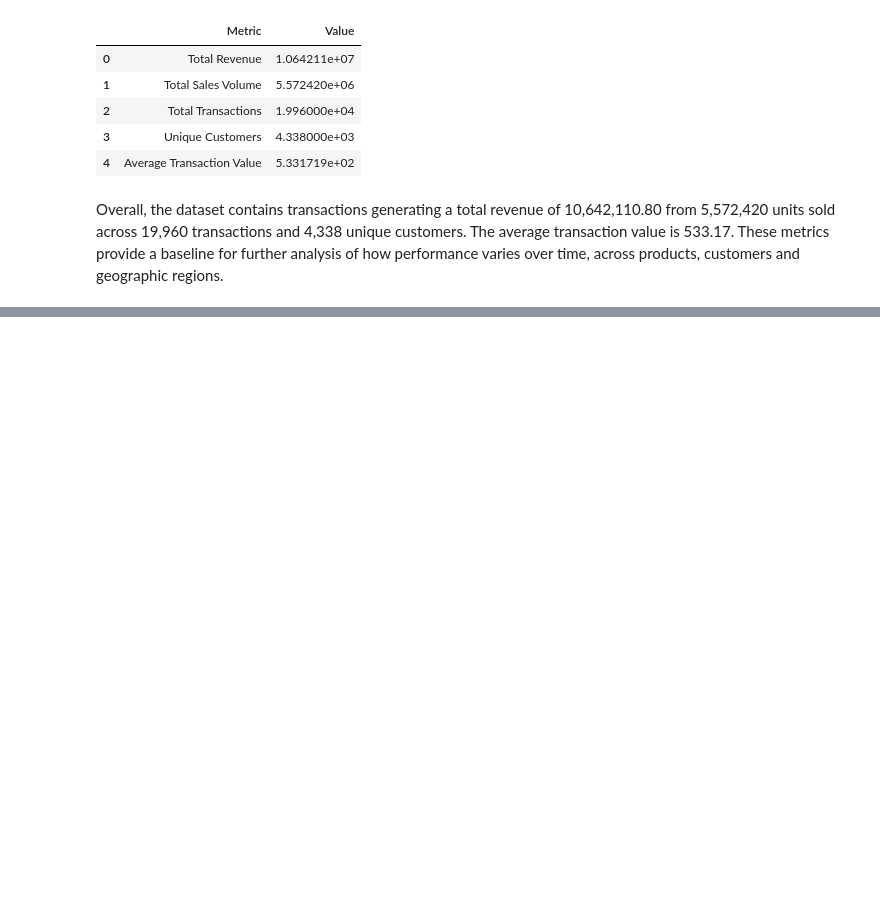
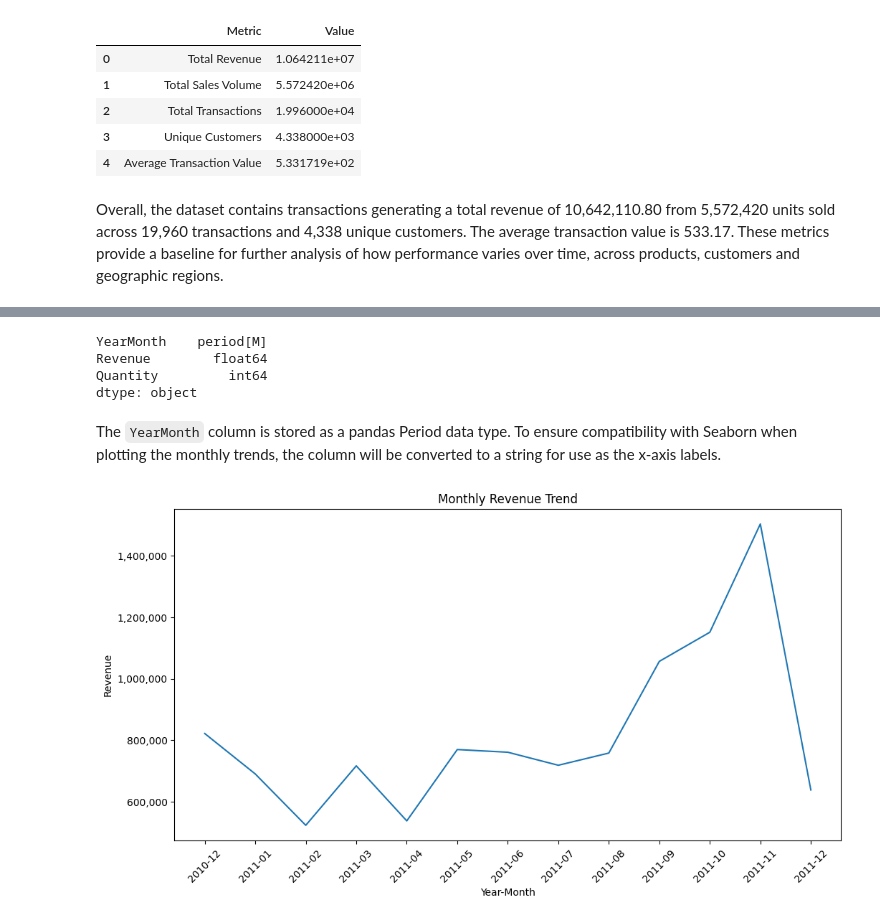
Before and after one commit to sahra02/Online-Retail-Transaction-Analysis, a Jupyter notebook: jupyter_notebooks/02-Exploratory_Data_Analysis.ipynb, the cells around one changed output, grey strips where cells are left out. Saved outputs shown, nothing was run; the diff lists cells and outputs as text; code cells hidden in the pictures; blank space fills up the shorter version.

Commit message:
Analyse monthly revenue and sales volume trends

```diff
--- a/jupyter_notebooks/02-Exploratory_Data_Analysis.ipynb
+++ b/jupyter_notebooks/02-Exploratory_Data_Analysis.ipynb
@@ -204,0 +222,2 @@ Overall, the dataset contains transactions generating a total revenue of 10,642,
+# %%
+df["YearMonth"] = df["InvoiceDate"].dt.to_period("M")
@@ -204,0 +252,5 @@ Overall, the dataset contains transactions generating a total revenue of 10,642,
+# %%
+monthly_performance = (
+    df.groupby("YearMonth")[["Revenue", "Quantity"]].sum().reset_index()
+)
+monthly_performance
@@ -204,0 +272,23 @@ Overall, the dataset contains transactions generating a total revenue of 10,642,
+# %%
+monthly_performance.dtypes
+# %% [output]
+YearMonth    period[M]
+Revenue        float64
+Quantity         int64
+dtype: object
+# %% [markdown]
+The `YearMonth` column is stored as a pandas Period data type. To ensure compatibility with Seaborn when plotting the monthly trends, the column will be converted to a string for use as the x-axis labels.
+# %%
+monthly_performance["YearMonth"] = monthly_performance["YearMonth"].astype(str)
+# %%
+plt.figure(figsize=(12, 6))
+sns.lineplot(data=monthly_performance, x="YearMonth", y="Revenue")
+plt.title("Monthly Revenue Trend")
+plt.xlabel("Year-Month")
+plt.ylabel("Revenue")
+plt.xticks(rotation=45)
+revenue_formatter = FuncFormatter(lambda x, _: f"{x:,.0f}")
+plt.gca().yaxis.set_major_formatter(revenue_formatter)
+plt.show()
+# %% [output]
+[figure, added]
```
Also changed, not shown: parts of 14 cells of this notebook.
